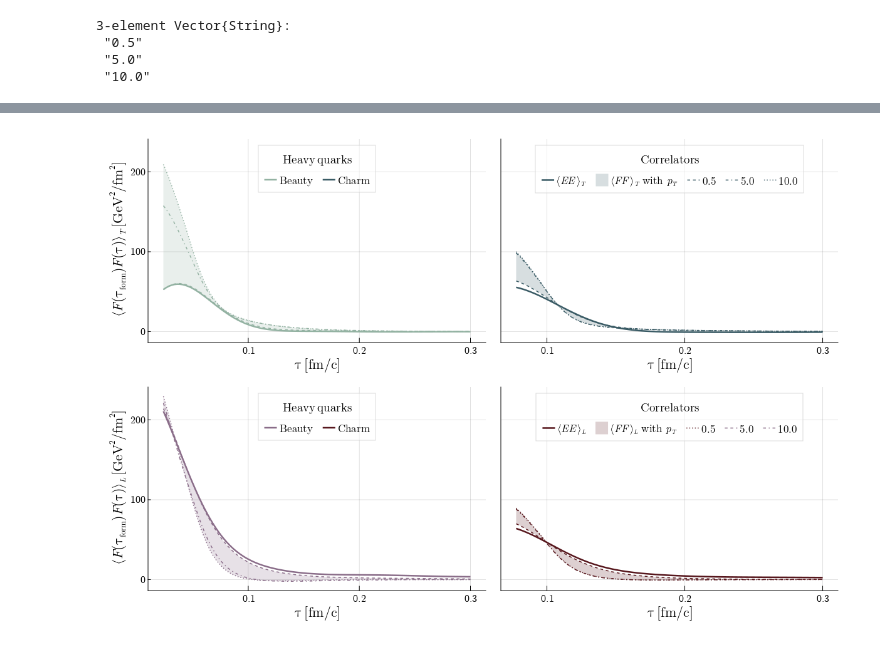
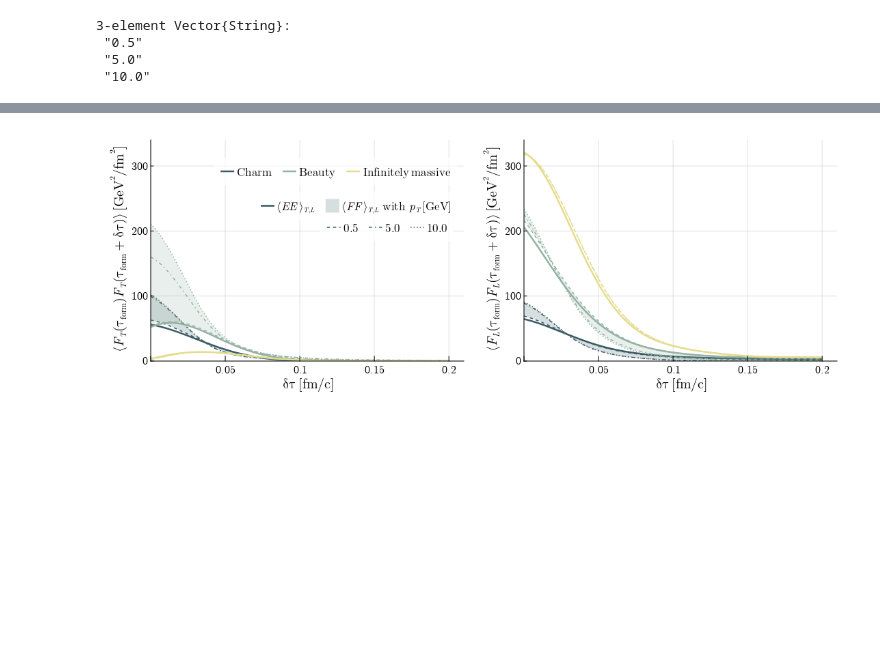
Before and after one commit to avramescudana/curraun, a Jupyter notebook: notebooks/Correlators of color Lorentz force along the trajectory of heavy quarks.ipynb, the cells around one changed output, grey strips where cells are left out. Drawn from its saved outputs; the diff is of its cells as text; code cells hidden in the pictures; blank space fills up the shorter version.

```diff
--- a/notebooks/Correlators of color Lorentz force along the trajectory of heavy quarks.ipynb
+++ b/notebooks/Correlators of color Lorentz force along the trajectory of heavy quarks.ipynb
@@ -16,7 +16,7 @@ boundary = 'periodic'        # Periodic boundary conditions or frozen dynamics a
 # Simulation box parameters
 L = 10      # Length of simulation box [fm]
 N = 512     # Number of lattice sites
-tau_sim = 0.3     # Simulation time [fm/c]
+tau_sim = 0.2     # Simulation time [fm/c]
 DTS = 8     # Time step
 
 # MV model parameters
@@ -36,7 +36,7 @@ pT = 0.5    # Initial transverse momentum [GeV]
 ntp = 100000   # Number of test particles
 
 # Other numerical parameters
-nevents = 1    # Number of Glasma events
+nevents = 2    # Number of Glasma events
 folder = 'corr_' + su_group + '_pT_' + str(pT) + '_' + quark       # Results folder
 
 # Store relevant parameters in a dictionary
@@ -176,8 +176,8 @@ for iq in range(len(quarks)):
     tag = quarks[iq]
     p['FOLDER'] = 'corr_' + su_group + '_' + quarks[iq]
 
-    formt, maxt = int(p['TFORM'] / L * N * DTS), int(tau_sim / L * N * DTS)
-    taus = np.linspace(p['TFORM'], tau_sim, maxt-formt)
+    formt, maxesest = int(p['TFORM'] / L * N * DTS), int(tau_sim / L * N * DTS)
+    taus = np.linspace(p['TFORM'], tau_sim+p['TFORM'], maxesest)
 
     elcorrs_T, elcorrs_L = [], []
     # magcorrs_T, magcorrs_L = [], []
@@ -188,8 +188,8 @@ for iq in range(len(quarks)):
         # magcorrs_T.append(output['magcorr_T'])
         # magcorrs_L.append(output['magcorr_L'])
 
-    elcorr_T[tag], elcorr_L[tag] = np.mean(elcorrs_T, axis=0), np.mean(elcorrs_L, axis=0)
-    # magcorr_T[tag], magcorr_L[tag] = np.mean(magcorrs_T, axis=0), np.mean(magcorrs_L, axis=0)
+    elcorr_T[tag], elcorr_L[tag] = np.mean(elcorrs_T, axesesis=0), np.mean(elcorrs_L, axesesis=0)
+    # magcorr_T[tag], magcorr_L[tag] = np.mean(magcorrs_T, axesesis=0), np.mean(magcorrs_L, axesesis=0)
     tau[tag] = taus
 
 output = {}
@@ -347,6 +347,8 @@ def simulate(p, ev):
 ## Run over multiple Glasma events
 Run the Wong solver over multiple Glasma events, for various quarks and values of initial transverse momenta, afterwards perform averages and store the results to a dictionary. The masses for charm and beauty quarks are taken from [PDGLive](https://pdglive.lbl.gov/Viewer.action), the formation time is chosen as $\tau_\mathrm{form}=1/(2m_\mathrm{quark})$.
 # %%
+quarks = ['charm', 'beauty', 'massive']
+quark_masses = [1.27, 4.18, 1000]
 pTs = [0.5, 5.0, 10.0]
 
 corr_T, corr_L, tau = {}, {}, {}
@@ -361,8 +363,8 @@ for iq in range(len(quarks)):
         tag = quarks[iq] + '_pT_' + str(pT)
         p['FOLDER'] = su_group + '_pT_' + str(pT) + '_' + quarks[iq]
 
-        formt, maxt = int(p['TFORM'] / L * N * DTS), int(tau_sim / L * N * DTS)
-        taus = np.linspace(p['TFORM'], tau_sim, maxt-formt)
+        formt, maxesest = int(p['TFORM'] / L * N * DTS), int(tau_sim / L * N * DTS)
+        taus = np.linspace(p['TFORM'], tau_sim+p['TFORM'], maxesest)
 
         corrs_T, corrs_L = [], []
         for ev in range(nevents):
@@ -370,7 +372,7 @@ for iq in range(len(quarks)):
             corrs_T.append(output['corr_T'])
             corrs_L.append(output['corr_L'])
 
-        corr_T[tag], corr_L[tag] = np.mean(corrs_T, axis=0), np.mean(corrs_L, axis=0)
+        corr_T[tag], corr_L[tag] = np.mean(corrs_T, axesesis=0), np.mean(corrs_L, axesesis=0)
         tau[tag] = taus
 
 output = {}
@@ -532,66 +553,56 @@ display(fig)
 # %%
 using CairoMakie
 using ColorSchemes
 
 starrynight = cgrad(:starrynight, 11, categorical = true)
-colors_L = [starrynight[3], starrynight[6]]
-plum = cgrad(:plum, 11, categorical = true)
-colors_T = [plum[3], plum[8]]
+colors = [starrynight[3], starrynight[6], starrynight[9]]
 linestyles = [:dash, :dashdot, :dot]
 
-fig = Figure(resolution = (1200, 800), font = "CMU Serif")
-ylabels = [L"\langle F(\tau_\mathrm{form})F(\tau)\rangle_T\,\mathrm{[GeV^2/fm^2]}", L"\langle F(\tau_\mathrm{form})F(\tau)\rangle_L\,\mathrm{[GeV^2/fm^2]}"]
-axes = [Axis(fig[i, j],
-        xlabel=L"\tau\,\mathrm{[fm/c]}", ylabel=ylabels[i],
-        rightspinevisible = false, topspinevisible = false, xlabelsize = 22, ylabelsize= 22, xticklabelsize=16, yticklabelsize=16,
-        xtickalign = 1, xticksize=8, ytickalign=1, yticksize=5,  xlabelpadding = -5)
-     for i in 1:2 for j in 1:2]
+sublegend = [LineElement(color = colors[1], strokecolor = :transparent, linestyle=linestyle) for linestyle in linestyles]
 
+ylabels = [L"\langle F_T(\tau_\mathrm{form})F_T(\tau_\mathrm{form}+\delta\tau)\rangle\,\mathrm{[GeV^2/fm^2]}", L"\langle F_L(\tau_\mathrm{form})F_L(\tau_\mathrm{form}+\delta\tau)\rangle\,\mathrm{[GeV^2/fm^2]}"]
+fig = Figure(resolution = (1100, 400), font = "CMU Serif")
+axes = [Axis(fig[1,i], xlabel=L"\delta\tau\,\mathrm{[fm/c]}", ylabel=ylabels[i],
+        rightspinevisible = false, topspinevisible = false, xlabelsize = 20, ylabelsize= 20, xticklabelsize=16, yticklabelsize=16,
+        xtickalign = 1, xticksize=8, ytickalign=1, yticksize=5,  xlabelpadding = -5) for i in 1:2]
 i = 1
-for iq in 1:2
+for iq in 1:3
     for ipT in 1:length(pTs)
         tag_quark_pt = quarks[iq] * "_pT_" * pTs[ipT]
-        string_as_varname("linepT"*string(i), lines!(axes[3-iq], tau_lorentz_forces[tag_quark_pt], corr_T_lorentz_forces[tag_quark_pt], linewidth = 1.5, color=colors_L[iq], linestyle=linestyles[ipT]))
-        string_as_varname("linepT"*string(i+4), lines!(axes[5-iq], tau_lorentz_forces[tag_quark_pt], corr_L_lorentz_forces[tag_quark_pt], linewidth = 1.5, color=colors_T[iq], linestyle=linestyles[ipT]))
-
+        string_as_varname("linepT_T_"*string(i), lines!(axes[1], tau_lorentz_forces[tag_quark_pt].-tau_lorentz_forces[tag_quark_pt][1], corr_T_lorentz_forces[tag_quark_pt], linewidth = 1.5, color=colors[iq], linestyle=linestyles[ipT]))
+        string_as_varname("linepT_L_"*string(i), lines!(axes[2], tau_lorentz_forces[tag_quark_pt].-tau_lorentz_forces[tag_quark_pt][1], corr_L_lorentz_forces[tag_quark_pt], linewidth = 1.5, color=colors[iq], linestyle=linestyles[ipT]))
         i = i+1
     end
+    tag_quark = quarks[iq]
 
     tag_quark_pt_first = quarks[iq] * "_pT_" * pTs[1]
     tag_quark_pt_last = quarks[iq] * "_pT_" * pTs[3]
-    string_as_varname("bandpT"*string(iq), band!(axes[3-iq], tau_lorentz_forces[tag_quark_pt_first], corr_T_lorentz_forces[tag_quark_pt_first], corr_T_lorentz_forces[tag_quark_pt_last]; color = (colors_L[iq], 0.2)))
-    string_as_varname("bandpT"*string(iq+2), band!(axes[5-iq], tau_lorentz_forces[tag_quark_pt_first], corr_L_lorentz_forces[tag_quark_pt_first], corr_L_lorentz_forces[tag_quark_pt_last]; color = (colors_T[iq], 0.2)))
+    string_as_varname("bandq_T_"*string(iq), band!(axes[1], tau_lorentz_forces[tag_quark_pt_first].-tau_lorentz_forces[tag_quark_pt_first][1], corr_T_lorentz_forces[tag_quark_pt_first], corr_T_lorentz_forces[tag_quark_pt_last]; color = (colors[iq], 0.2)))
+    string_as_varname("bandq_L_"*string(iq), band!(axes[2], tau_lorentz_forces[tag_quark_pt_first].-tau_lorentz_forces[tag_quark_pt_first][1], corr_L_lorentz_forces[tag_quark_pt_first], corr_L_lorentz_forces[tag_quark_pt_last]; color = (colors[iq], 0.2)))
 
-    tag_quark = quarks[iq]
-    string_as_varname("lineq"*string(iq), lines!(axes[3-iq], tau_electric_fields[tag_quark], corr_T_electric_fields[tag_quark], linewidth = 2.5, color=colors_L[iq]))
-    string_as_varname("lineq"*string(iq+2), lines!(axes[5-iq], tau_electric_fields[tag_quark], corr_L_electric_fields[tag_quark], linewidth = 2.5, color=colors_T[iq]))
-
-    axes[iq].xticks = (0.1*(1:3), ["0.1", "0.2", "0.3"])
-    axes[iq+2].xticks = (0.1*(1:3), ["0.1", "0.2", "0.3"])
-    axes[iq].yticks = (100*(0:2), ["0", "100", "200"])
-    axes[iq+2].yticks = (100*(0:2), ["0", "100", "200"])
+    string_as_varname("lineq_T_"*string(iq), lines!(axes[1], tau_electric_fields[tag_quark].-tau_electric_fields[tag_quark][1], corr_T_electric_fields[tag_quark], linewidth = 2.5, color=colors[iq]))
+    string_as_varname("lineq_L_"*string(iq), lines!(axes[2], tau_electric_fields[tag_quark].-tau_electric_fields[tag_quark][1], corr_L_electric_fields[tag_quark], linewidth = 2.5, color=colors[iq]))
 end
 
-linkyaxes!(axes[1], axes[2], axes[3], axes[4])
-hideydecorations!(axes[2], grid = false)
-hideydecorations!(axes[4], grid = false)
+for i in 1:2
+    ylims!(axes[i], 0, 340)
+    xlims!(axes[i], 0, 0.21)
+    axes[i].yticks = (100*(0:3), ["0", "100", "200", "300"])
+    axes[i].xticks = (0.05*(0:4), ["", "0.05", "0.1", "0.15", "0.2"])
+end
 
-legend_q = [L"\mathrm{Beauty}", L"\mathrm{Charm}"]
-axislegend(axes[1], [lineq2, lineq1], legend_q, L"\mathrm{Heavy\,quarks}", labelsize=17, titlesize=19,
-    position = :ct, orientation = :horizontal, bgcolor = (:white, 0.5), framecolor=(:grey80, 0.7))
-axislegend(axes[3], [lineq4, lineq3], legend_q, L"\mathrm{Heavy\,quarks}", labelsize=17, titlesize=19,
-    position = :ct, orientation = :horizontal, bgcolor = (:white, 0.5), framecolor=(:grey80, 0.7))
-
-legend_EE_FF_T = [L"\langle EE\,\rangle_T", L"\langle FF\,\rangle_T\,\mathrm{\,with\,\,}p_T", L"0.5", L"5.0", L"10.0"]
-axislegend(axes[2], [lineq1, bandpT1, linepT1, linepT2, linepT3], legend_EE_FF_T, L"\mathrm{Correlators}", labelsize=17, titlesize=19,
-    position = :ct, orientation = :horizontal, bgcolor = (:white, 0.5), framecolor=(:grey80, 0.7))
-
-legend_EE_FF_L = [L"\langle EE\,\rangle_L", L"\langle FF\,\rangle_L\,\mathrm{\,with\,\,}p_T", L"0.5", L"5.0", L"10.0"]
-axislegend(axes[4], [lineq3, bandpT3, linepT7, linepT8, linepT9], legend_EE_FF_L, L"\mathrm{Correlators}", labelsize=17, titlesize=19,
-    position = :ct, orientation = :horizontal, bgcolor = (:white, 0.5), framecolor=(:grey80, 0.7))
+axislegend(axes[1], [lineq_T_1, lineq_T_2, lineq_T_3], [L"\mathrm{Charm}", L"\mathrm{Beauty}", L"\mathrm{Infinitely\,massive}"],  labelsize=17,
+    position = (1, 0.94), bgcolor = (:white, 0.7), framecolor = (:white, 0), orientation = :horizontal)
+axislegend(axes[1], [lineq_L_1, bandq_L_1],
+    [L"\langle EE\,\rangle_{T,L}", L"\langle FF\,\rangle_{T,L}\,\,\mathrm{with}\,\,p_T\,\mathrm{[GeV]}"],
+    labelsize=17, position = (1,0.75), orientation = :horizontal, bgcolor = (:white, 0.7), framecolor = (:white, 0))
+axislegend(axes[1], [linepT_L_1, linepT_L_2, linepT_L_3],
+    [L"0.5", L"5.0", L"10.0"],
+    labelsize=17, position = (0.98,0.63), orientation = :horizontal, bgcolor = (:white, 0.7), framecolor = (:white, 0))
 
 display(fig)
-save("corr_EE_FF_T_L_charm+beauty_pTs.png", fig, px_per_unit = 5.0)
+
+save("corr_EEvsFF_T+L_charm+beauty_pTs.png", fig, px_per_unit = 5.0)
 # %% [output]
-[figure, old version]
+[figure, new version]
 CairoScreen{Cairo.CairoSurfaceBase{UInt32}} with surface:
```
Also changed, not shown: parts of 7 cells of this notebook, 1 other file.
